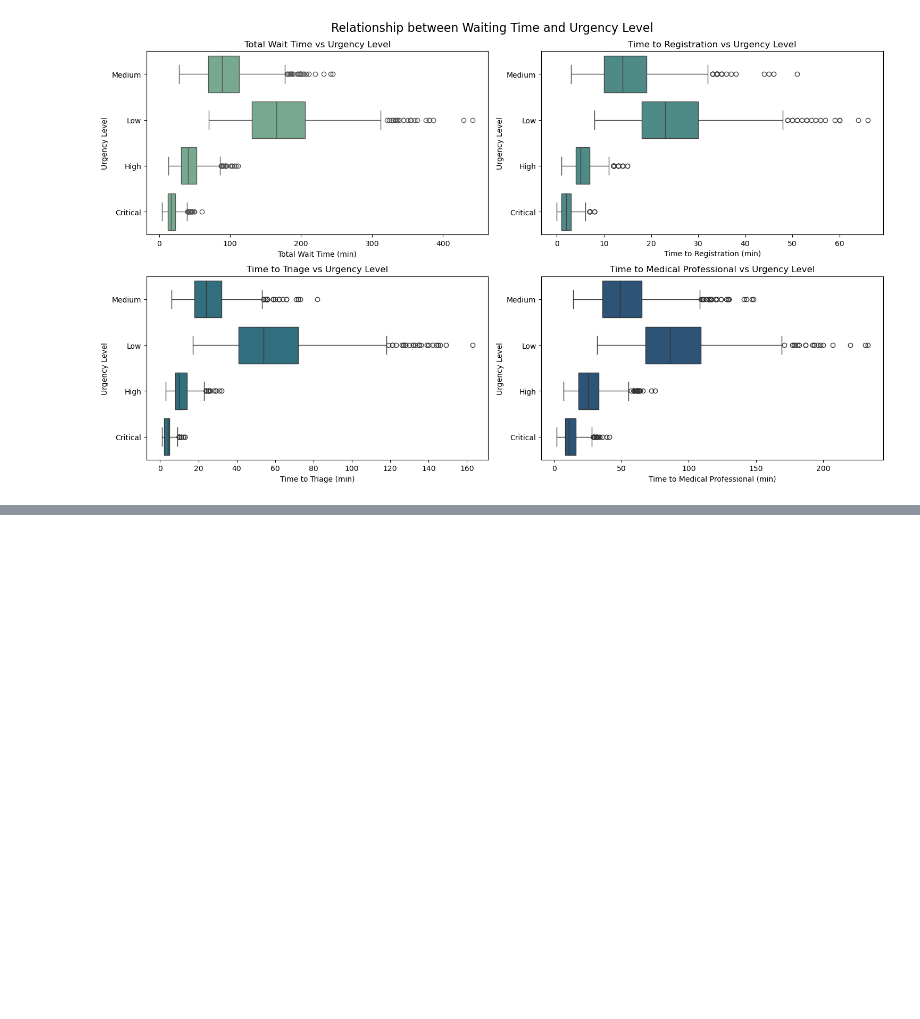
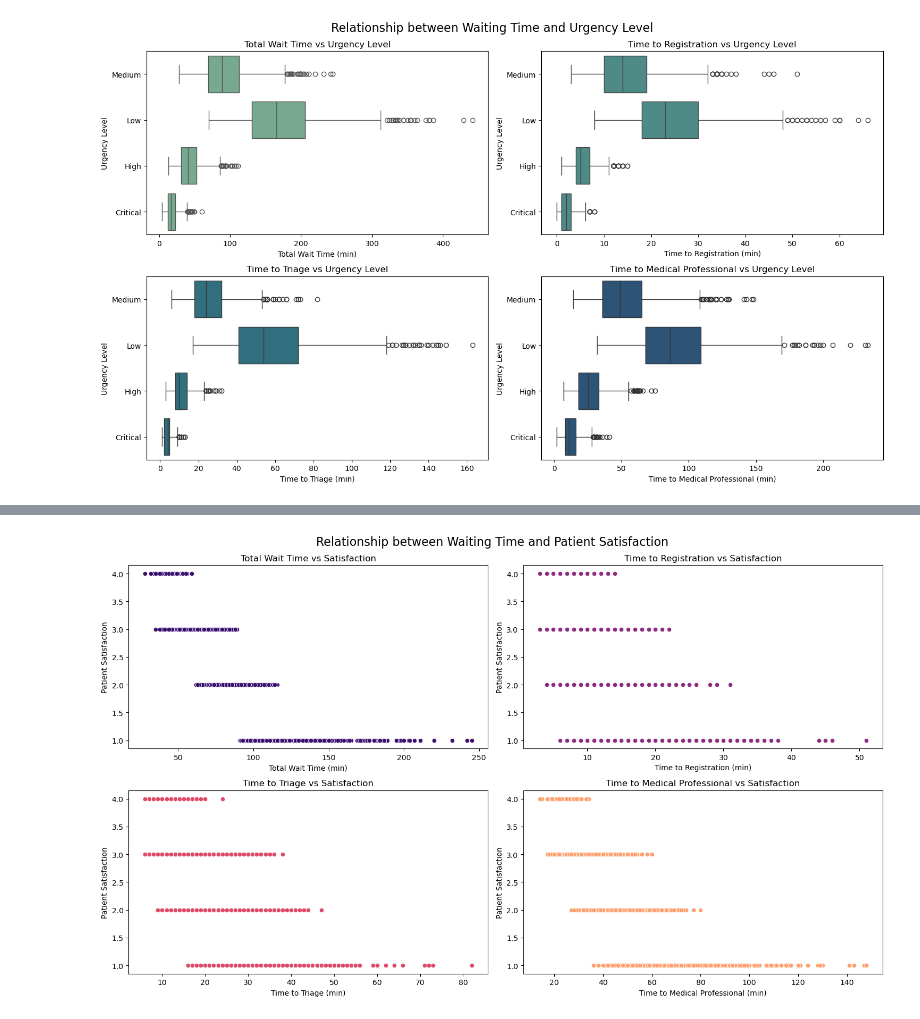
Before and after one commit to IreneDHA/Healthcare-WaitTime-Analysis, a Jupyter notebook: data_analysis.ipynb, the cells around one changed output, grey strips where cells are left out. Drawn from its saved outputs; the diff is of its cells as text; code cells hidden in the pictures; blank space fills up the shorter version.

Commit message:
analysis of Location, Time and Operational Factores completed

```diff
--- a/data_analysis.ipynb
+++ b/data_analysis.ipynb
@@ -204,0 +192,7 @@ plt.tight_layout();
+# %%
+# Filtrar solo los casos con Urgency Level = Medium
+medium_urgency_df = wait[wait['Urgency Level'] == 'Medium'].copy()
+
+# Verificar cuántos registros tienes
+print(f"Número de registros con Urgency Level Medium: {len(medium_urgency_df)}")
+print(medium_urgency_df['Patient Satisfaction'].value_counts())
@@ -204,0 +219,41 @@ plt.tight_layout();
+# %%
+fig, axes = plt.subplots(nrows = 2, ncols = 2, figsize = (15,9))
+
+palette = sns.color_palette("magma", 4)
+sns.scatterplot(data=medium_urgency_df,
+                x='Total Wait Time (min)',
+                y='Patient Satisfaction',
+                alpha=1,
+                color=palette[0],
+                ax=axes[0,0])
+
+sns.scatterplot(data=medium_urgency_df,
+                x='Time to Registration (min)',
+                y='Patient Satisfaction',
+                alpha=1,
+                color=palette[1],
+                ax=axes[0,1])
+
+sns.scatterplot(data=medium_urgency_df,
+                x='Time to Triage (min)',
+                y='Patient Satisfaction',
+                alpha=1,
+                color=palette[2],
+                ax=axes[1,0])
+
+sns.scatterplot(data=medium_urgency_df,
+                x='Time to Medical Professional (min)',
+                y='Patient Satisfaction',
+                alpha=1,
+                color=palette[3],
+                ax=axes[1,1])
+
+axes[0,0].set_title('Total Wait Time vs Satisfaction')
+axes[0,1].set_title('Time to Registration vs Satisfaction')
+axes[1,0].set_title('Time to Triage vs Satisfaction')
+axes[1,1].set_title('Time to Medical Professional vs Satisfaction')
+
+plt.suptitle('Relationship between Waiting Time and Patient Satisfaction', fontsize=16)
+plt.tight_layout();
+# %% [output]
+[figure, added]
```
Also changed, not shown: parts of 12 cells of this notebook.
